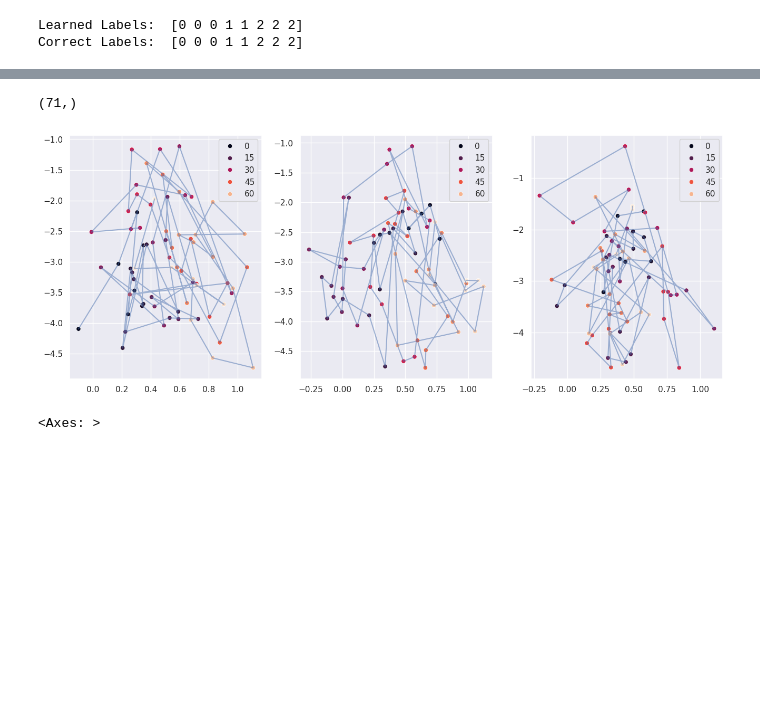
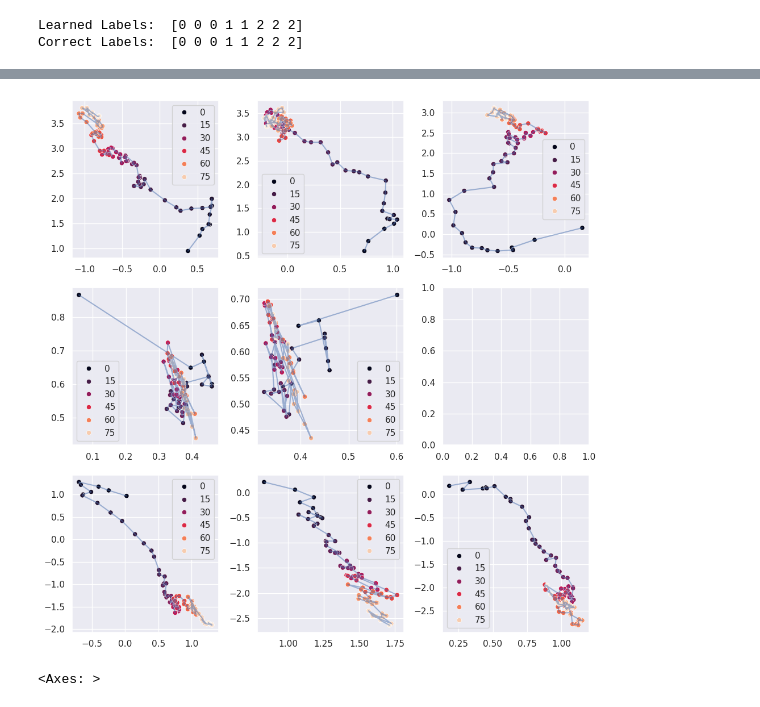
Before and after one commit to Loccret/SyncMap-Draft, a Jupyter notebook: nbs/00_core.ipynb, the cells around one changed output, grey strips where cells are left out. Saved outputs shown, nothing was run; the diff lists cells and outputs as text; code cells hidden in the pictures; blank space fills up the shorter version.

```diff
--- a/nbs/00_core.ipynb
+++ b/nbs/00_core.ipynb
@@ -1138,7 +1138,7 @@ adaptation_rate= 0.00005*output_size  # original
 print("Adaptation rate:", adaptation_rate)
 map_dimensions= 2
 neuron_group= NodeSyncMap(number_of_nodes, map_dimensions, adaptation_rate)
-# input_sequence, input_class = env.getSequence(sequence_length)
+input_sequence, input_class = env.getSequence(sequence_length)
 # %% [output]
 Adaptation rate: 0.0004
 # %%
@@ -1160,34 +1160,32 @@ fig = create_trace_plot(neuron_group.log[::10000], colors = color_list)
 fig.show()
 # %% [output]
 [interactive output not drawn]
-# %%
-neuron_group.log[10000*12::10000, 0, 0].shape
-# %% [output]
-(71,)
 # %%
 # neuron_group.log[10000*12::10000]
 # plt.plot(
 #     neuron_group.log[10000*12::10000, 0],
 #     neuron_group.log[10000*12::10000, 1], marker='o')
 # plt.xlabel('X')
 # plt.ylabel('Y')
 # plt.title('2D Trajectory of a Point')
 
 
 # plt.figure(figsize=(8, 6))
-fig, axs = plt.subplots(1, 3, figsize=(16, 6))
+fig, axs = plt.subplots(3, 3, figsize=(10, 10))
+axs = axs.flatten()
 
-for idx, item in enumerate([5,6,7]):
+for idx, item in enumerate(np.arange(8)):
         sns.scatterplot(
-                x=neuron_group.log[10000*12::10000, item, 0],
-                y=neuron_group.log[10000*12::10000, item, 1],
-                hue=np.arange(len(neuron_group.log[10000*12::10000])),
-                palette="rocket", marker='o', ax = axs[idx])
+                x=neuron_group.log[10000*0::10000, item, 0],
+                y=neuron_group.log[10000*0::10000, item, 1],
+                hue=np.arange(len(neuron_group.log[10000*0::10000])),
+                palette="rocket", marker='o', ax = axs[idx if idx<5 else idx + 1])
 
-        axs[idx].plot(neuron_group.log[10000*12::10000, item, 0],
-                neuron_group.log[10000*12::10000, item, 1], color='b', alpha=0.5)
+        axs[idx if idx<5 else idx + 1].plot(neuron_group.log[10000*0::10000, item, 0],
+                neuron_group.log[10000*0::10000, item, 1], color='b', alpha=0.5)
+fig.tight_layout()
 # %% [output]
-[figure, old version]
+[figure, new version]
 # %%
 # NodeSyncMapRst = {'data': neuron_group.log, 'labels': env.trueLabel()}
 # np.save('../data/NodeSyncMapRst.npy', NodeSyncMapRst)
```
Also changed, not shown: parts of 1 cell of this notebook.
